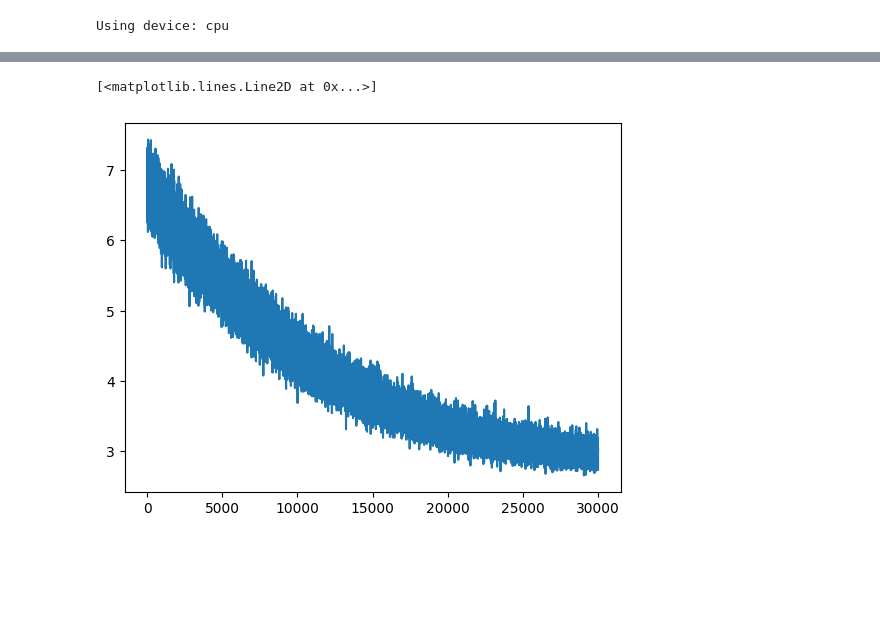
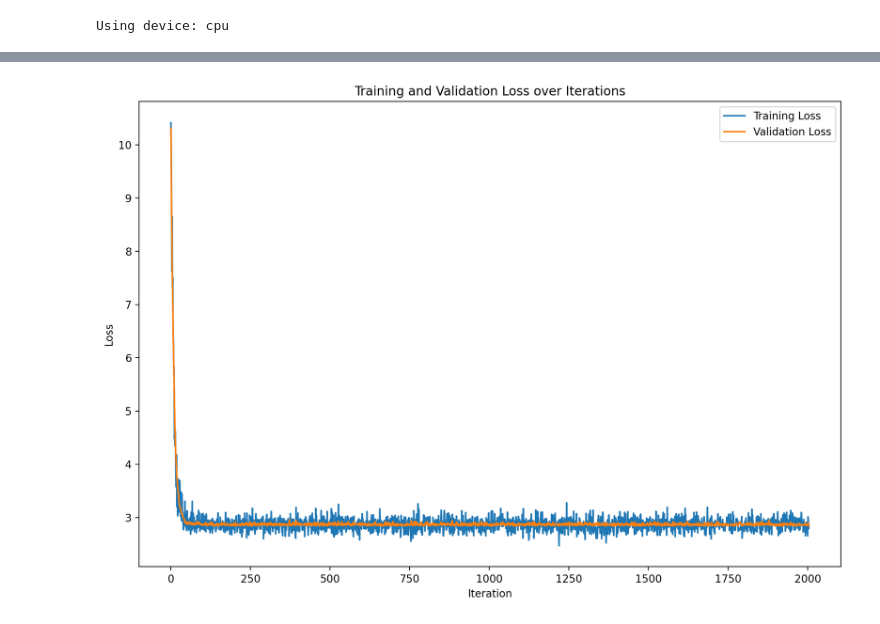
Before and after one commit to TeddyBytes/ML-Projects, a Jupyter notebook: MLP/MLP.ipynb, the cells around one changed output, grey strips where cells are left out. Drawn from its saved outputs; the diff is of its cells as text; code cells hidden in the pictures; blank space fills up the shorter version.

```diff
--- a/MLP/MLP.ipynb
+++ b/MLP/MLP.ipynb
@@ -130 +131,29 @@ loss_tracking = []
+# %%
+# Optimization data : Smith's Method - Find lr comparing Low to high learning rates, selecting @ elbow point
+# lr_line = torch.linspace(-3, 0, num_of_iters) # for choosing optimal lr
+# lr_exp = 10 ** lr_line #this transformations yields values between .001 and 1
+
+def mini_batch(size=64):
+    indices = torch.randint(0, X_train.shape[0], (size,), device=device)
+    batch_X = X_train[indices]
+    batch_input_emb = C[batch_X].view(-1, window_size*len_of_emb).to(torch.float32)
+    return batch_input_emb, Y_train[indices]
+
+# define foward pass
+def foward_pass(inputs):
+    # First Layer
+    int_result = F.tanh((inputs @ W1) + B1)
+    # Second/Output Layer
+    logits = (int_result @ W2) + B2
+    return logits
+
+# Training parameters
+num_of_iters = 200000
+best_val_score = float('inf')
+batch_size = 64
+lr = 10 ** -4
+patience = 1000 # consecutive !!
+strikes = 0
+train_loss_stats = []
+val_loss_stats = [] # should be smooth, given constraints
 # %%
@@ -199,5 +225,12 @@ Epoch: 9900, Loss: 3.062446117401123
-# %%
-plt.plot(loss_tracking)
-# %% [output]
-[<matplotlib.lines.Line2D at 0x...>]
-[figure, removed]
+# %%
+plt.figure(figsize=(12, 8), dpi=200)
+# Plot loss over steps
+plt.plot(train_loss_stats, label='Training Loss')
+plt.plot(val_loss_stats, label='Validation Loss')
+plt.xlabel('Iteration')
+plt.ylabel('Loss')
+plt.title('Training and Validation Loss over Iterations')
+plt.legend()
+plt.show()
+# %% [output]
+[figure, added]
```
Also changed, not shown: parts of 6 cells of this notebook.
